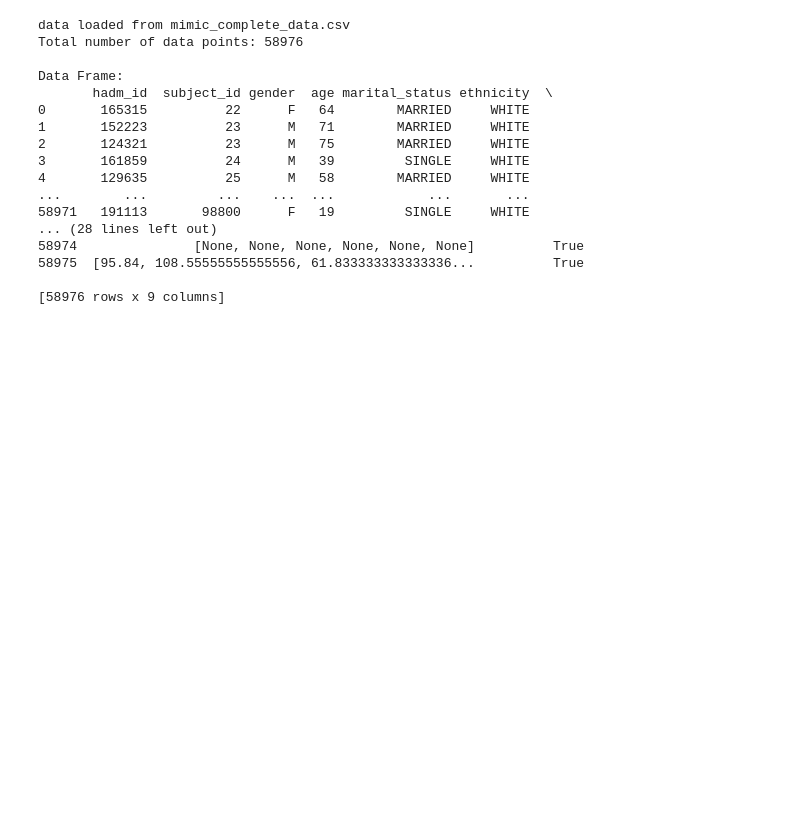
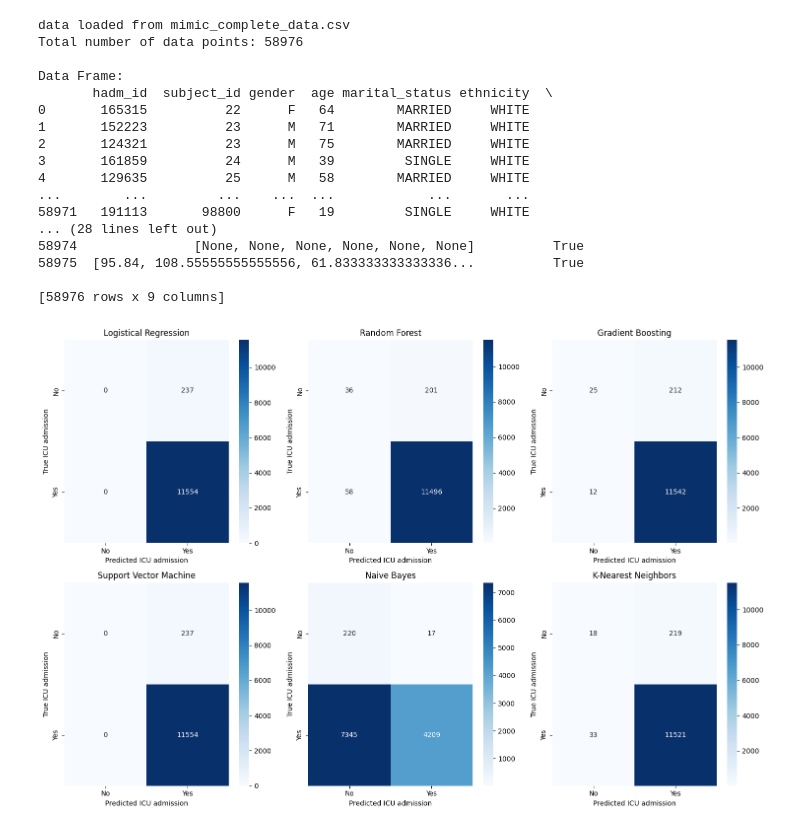
Before and after one commit to gkuchar/mimic-icu-ML, a Jupyter notebook: mimicICU.ipynb, the cells around one changed output. Cells and saved outputs as stored; diff of their text form; code cells hidden in the pictures; blank space fills up the shorter version.

Commit message:
benchmarked baseline supervised ML model performance

```diff
--- a/mimicICU.ipynb
+++ b/mimicICU.ipynb
@@ -262,23 +263,23 @@ preprocessor = ColumnTransformer(
     ])
 
 # 5) Fit on training, and transform both
-X_train_final = preprocessor.fit_transform(X_train)
-X_test_final = preprocessor.transform(X_test)
+X_train_final = preprocessor.fit_transform(X_train).toarray()
+X_test_final = preprocessor.transform(X_test).toarray()
 # %%
 # Initialize Supervised Models
 from sklearn.linear_model import LogisticRegression
 from sklearn.ensemble import RandomForestClassifier, GradientBoostingClassifier
 from sklearn.svm import SVC
 from sklearn.neighbors import KNeighborsClassifier
-from sklearn.naive_bayes import MultinomialNB
+from sklearn.naive_bayes import GaussianNB
 
 sup_models = {
-    'Logistical Regression': LogisticRegression(),
-    'Random Forest': RandomForestClassifier(),
-    'Gradient Boosting': GradientBoostingClassifier(),
-    'Support Vector Machine': SVC(),
-    'Naive Bayes': MultinomialNB(),
-    'K-Nearest Neighbors': KNeighborsClassifier()
+    'Logistical Regression': LogisticRegression(max_iter=1000),
+    'Random Forest': RandomForestClassifier(n_estimators=100, random_state=0),
+    'Gradient Boosting': GradientBoostingClassifier(n_estimators=100, random_state=0),
+    'Support Vector Machine': SVC(probability=True, random_state=0),
+    'Naive Bayes': GaussianNB(),
+    'K-Nearest Neighbors': KNeighborsClassifier(n_neighbors=5)
 }
 # %%
 # Initialize Unsupervised Models (Not really of use since we have a definitive target)
@@ -301,3 +312,61 @@ metrics = {
     "Training Time (s)": [],
     "Prediction Time (s)": []
 }
+# %%
+# Plotting confusion matrices
+fig, axes = plt.subplots(nrows=2, ncols=3, figsize=(15, 10))
+axes = axes.flatten()
+
+for i, (name, model) in enumerate(sup_models.items()):
+    # Train model and measure time
+    start_train = time.time()
+    model.fit(X_train_final, y_train)
+    train_time = time.time() - start_train
+
+    # Model prediction and measure time
+    start_pred = time.time()
+    y_pred = model.predict(X_test_final)
+    y_pred_proba = model.predict_proba(X_test_final)[:, 1]
+    pred_time = time.time() - start_pred
+
+    # Confusion Matrix
+    cm = confusion_matrix(y_test, y_pred)
+    sns.heatmap(cm, annot=True, fmt='g', ax=axes[i], cmap='Blues')
+    axes[i].set_title(name)
+    axes[i].set_xlabel('Predicted ICU admission')
+    axes[i].set_ylabel('True ICU admission')
+    axes[i].set_xticklabels(['No', 'Yes'])
+    axes[i].set_yticklabels(['No', 'Yes'])
+
+    # Calculate metrics
+    f1 = f1_score(y_test, y_pred)
+    precision = precision_score(y_test, y_pred)
+    recall = recall_score(y_test, y_pred)
+    accuracy = accuracy_score(y_test, y_pred)
+    pr_auc = average_precision_score(y_test, y_pred_proba)
+    roc_auc = roc_auc_score(y_test, y_pred_proba)
+    specificity = cm[0, 0] / (cm[0, 0] + cm[0, 1])
+
+    # Store metrics
+    metrics["Model"].append(name)
+    metrics["F1 Score"].append(f1)
+    metrics["Precision"].append(precision)
+    metrics["Recall"].append(recall)
+    metrics["Accuracy"].append(accuracy)
+    metrics["ROC-AUC"].append(roc_auc)
+    metrics["PR-AUC"].append(pr_auc)
+    metrics["Specificity"].append(specificity)
+    metrics["Training Time (s)"].append(train_time)
+    metrics["Prediction Time (s)"].append(pred_time)
+
+# Adjust layout
+plt.tight_layout()
+plt.show()
+
+# Create a DataFrame from the metrics
+metrics_df = pd.DataFrame(metrics)
+
+# Display the DataFrame
+metrics_df
+# %% [output]
+[figure, added]
```
Also changed, not shown: parts of 3 cells of this notebook, 1 other file.
